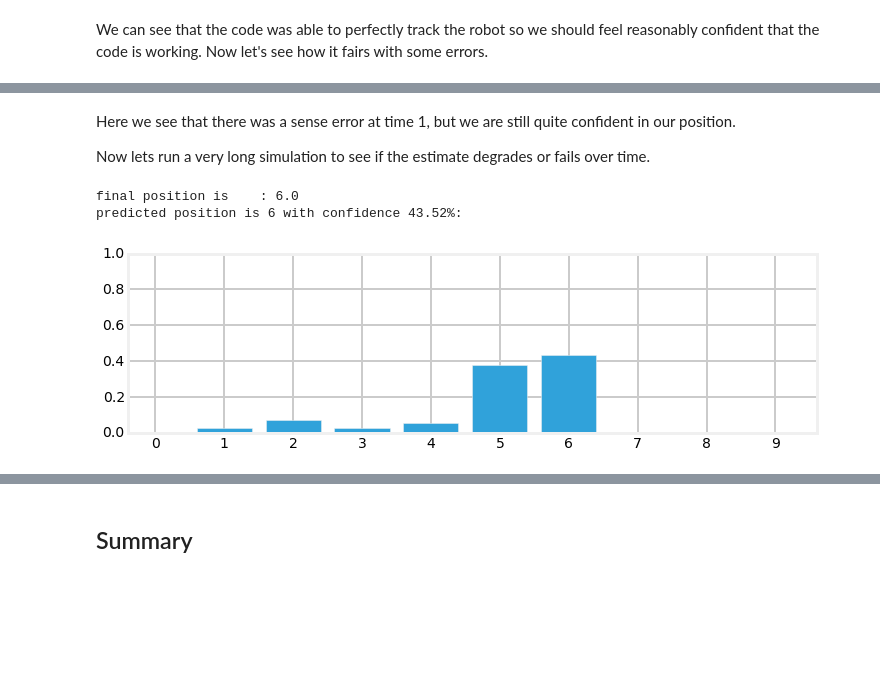
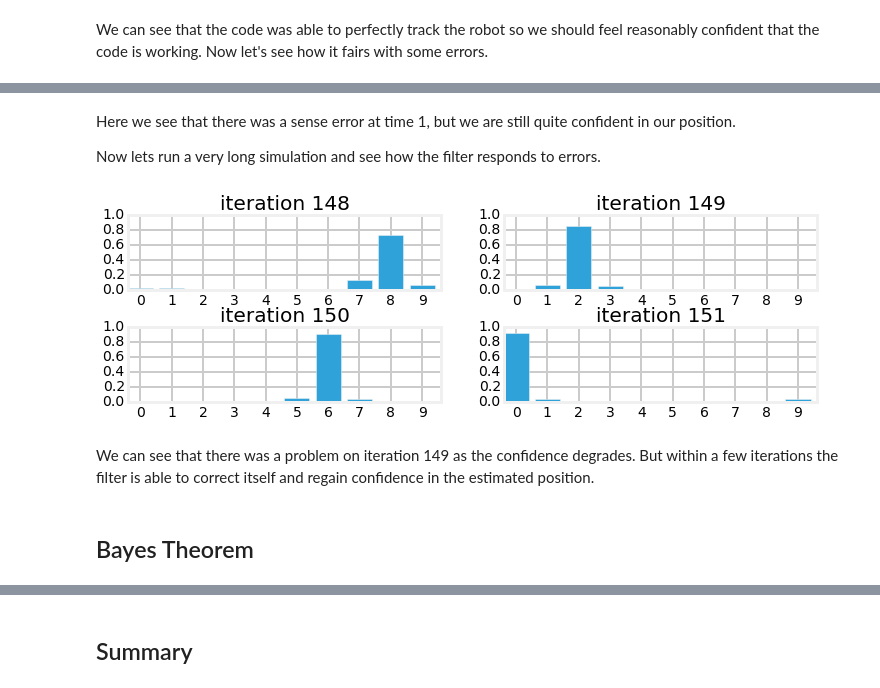
Before and after one commit to rlabbe/Kalman-and-Bayesian-Filters-in-Python, a Jupyter notebook: 02_Discrete_Bayes.ipynb, the cells around one changed output, grey strips where cells are left out. Saved outputs shown, nothing was run; the diff lists cells and outputs as text; code cells hidden in the pictures; blank space fills up the shorter version.

```diff
--- a/02_Discrete_Bayes.ipynb
+++ b/02_Discrete_Bayes.ipynb
@@ -578,12 +572,18 @@ predicted position is 6 with confidence 66.84%:
 # %% [markdown]
 Here we see that there was a sense error at time 1, but we are still quite confident in our position.
 
-Now lets run a very long simulation to see if the estimate degrades or fails over time.
+Now lets run a very long simulation and see how the filter responds to errors.
-# %%
-simulate(4, kernel=[.1, .8, .1], sense_error=0.2,
-         no_sense_error=0.1, move_distance=4,
-         do_print=False)
-# %% [output]
-final position is    : 6.0
-predicted position is 6 with confidence 43.52%:
-[figure, removed]
+# %%
+with figsize(y=5):
+    for i in range (4):
+        random.seed(3)
+        plt.subplot(321+i)
+        simulate(148+i, kernel=[.1, .8, .1], sensor_accuracy=.8,
+                 move_distance=4, do_print=False)
+        plt.title ('iteration {}'.format(148+i))
+# %% [output]
+[figure, added]
+# %% [markdown]
+We can see that there was a problem on iteration 149 as the confidence degrades. But within a few iterations the filter is able to correct itself and regain confidence in the estimated position.
+# %% [markdown]
+## Bayes Theorem
```
Also changed, not shown: parts of 25 cells of this notebook, 1 other file.
